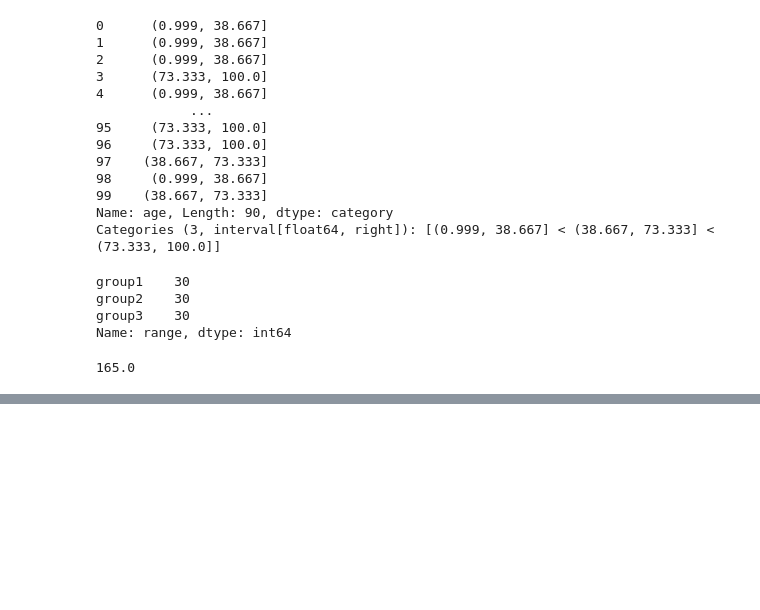
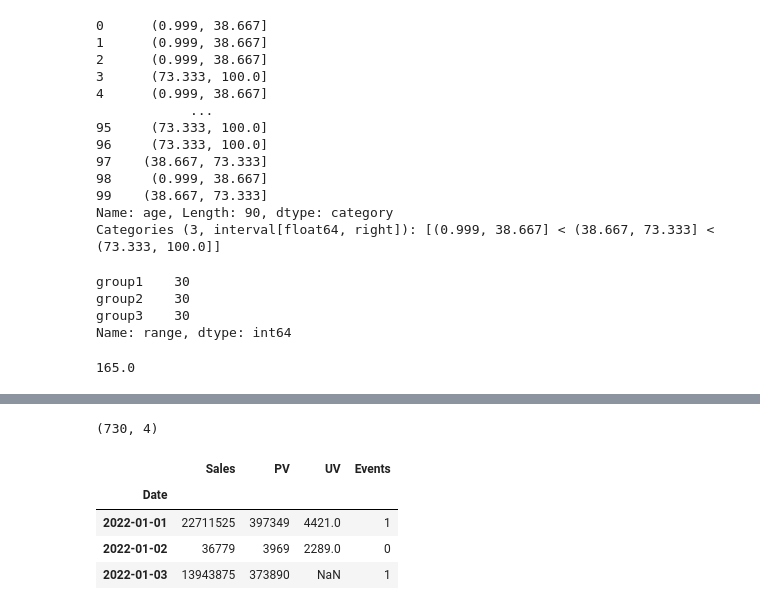
Before and after one commit to zudata/BEAKJOON, a Jupyter notebook: study/Big Data Certification study.ipynb, the cells around one changed output, grey strips where cells are left out. Cells and saved outputs as stored; diff of their text form; code cells hidden in the pictures; blank space fills up the shorter version.

```diff
--- a/study/Big Data Certification study.ipynb
+++ b/study/Big Data Certification study.ipynb
@@ -1294,0 +1313,10 @@ print(g1_med + g2_med + g3_med)
+# %%
+print(df.shape)
+df.head(3)
+# %% [output]
+(730, 4)
+|  | Sales | PV | UV | Events |
+| Date |  |  |  |  |
+| 2022-01-01 | 22711525 | 397349 | 4421.0 | 1 |
+| 2022-01-02 | 36779 | 3969 | 2289.0 | 0 |
+| 2022-01-03 | 13943875 | 373890 | NaN | 1 |
```
Also changed, not shown: parts of 7 cells of this notebook.
